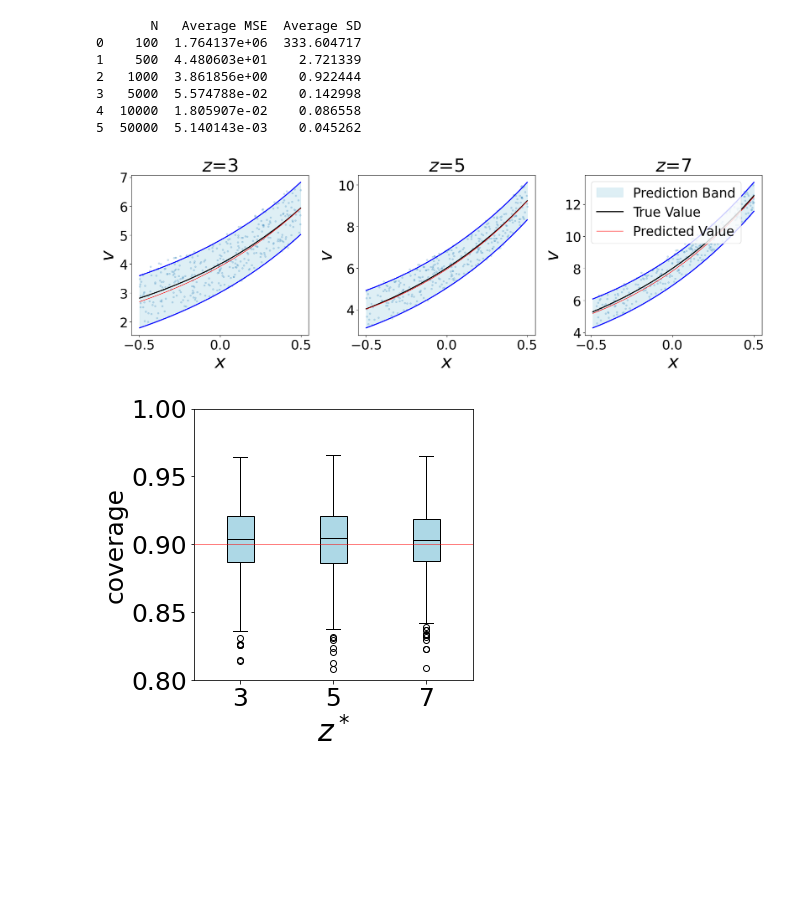
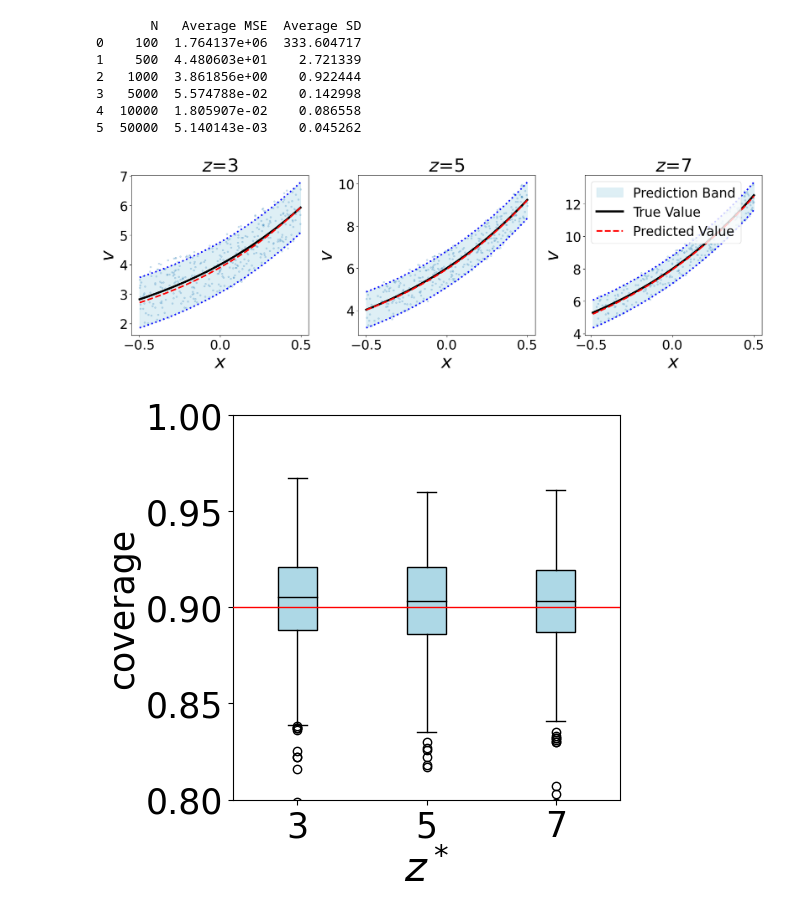
Before and after one commit to JialeHan22/Conformal-Online-Auction-Design, a Jupyter notebook: Simulation Studies/simulation_low.ipynb, the cells around one changed output. Cells and saved outputs as stored; diff of their text form; code cells hidden in the pictures; blank space fills up the shorter version.

```diff
--- a/Simulation Studies/simulation_low.ipynb
+++ b/Simulation Studies/simulation_low.ipynb
@@ -166,8 +166,8 @@ def generate_and_plot(z_0, ax, add_legend=False):
     half_N = int(N/2)
     D_cali = pd.DataFrame({'x': x[:half_N], 'y': y[:half_N], 'z': z[:half_N]})
     D_train = pd.DataFrame({'x': x[half_N:], 'y': y[half_N:], 'z': z[half_N:]})
-    # fit a sixth order polynomial
-    poly = PolynomialFeatures(6)
+    # fit a eighth order polynomial
+    poly = PolynomialFeatures(8)
     X_poly = poly.fit_transform(D_train[['x', 'z']])
     reg = LinearRegression().fit(X_poly, D_train['y'])
     score_fn = lambda feature,  y : abs(y - reg.predict(poly.transform(pd.DataFrame({'x': feature[:,0], 'z': feature[:,1]}))))
@@ -202,10 +202,10 @@ def generate_and_plot(z_0, ax, add_legend=False):
 
     # Plotting using the filtered data
     ax.plot(data_filtered['x'], data_filtered['y'], '.', alpha=0.2)
-    sns.lineplot(x='x', y='true', data=data_filtered, color='k', lw=2, ax=ax)
-    sns.lineplot(x='x', y='predicted', data=data_filtered, color='red', lw=1, ax=ax)
-    sns.lineplot(x='x', y='lower_ci', data=data_filtered, color='blue', lw=2, ax=ax)
-    sns.lineplot(x='x', y='upper_ci', data=data_filtered, color='blue', lw=2, ax=ax)
+    sns.lineplot(x='x', y='true', data=data_filtered, color='k', lw=4, ax=ax)
+    sns.lineplot(x='x', y='predicted', data=data_filtered, color='red',linestyle='--', lw=3, ax=ax)
+    sns.lineplot(x='x', y='lower_ci', data=data_filtered, color='blue',linestyle=':', lw=3, ax=ax)
+    sns.lineplot(x='x', y='upper_ci', data=data_filtered, color='blue',linestyle=':', lw=3, ax=ax)
     ax.fill_between(data_filtered['x'], data_filtered['lower_ci'], data_filtered['upper_ci'], color='lightblue', alpha=0.4)
 
 
@@ -235,7 +235,7 @@ for i, z_0 in enumerate(Z_space):
 plt.tight_layout()
 plt.show()
 # %% [output]
-[figure, old version]
+[figure, new version]
 # %%
 
 def conformal_predict_z_0(alpha=0.1, m=2500, z_0=3):
@@ -251,8 +251,8 @@ def conformal_predict_z_0(alpha=0.1, m=2500, z_0=3):
         half_N = int(N/2)
         D_cali = pd.DataFrame({'x': x[:half_N], 'y': y[:half_N], 'z': z[:half_N]})
         D_train = pd.DataFrame({'x': x[half_N:], 'y': y[half_N:], 'z': z[half_N:]})
-        # fit a sixth order polynomial
-        poly = PolynomialFeatures(6)
+        # fit a eighth order polynomial
+        poly = PolynomialFeatures(8)
         X_poly = poly.fit_transform(D_train[['x', 'z']])
         reg = LinearRegression().fit(X_poly, D_train['y'])
         score_fn = lambda feature,  y : abs(y - reg.predict(poly.transform(pd.DataFrame({'x': feature[:,0], 'z': feature[:,1]}))))
@@ -282,20 +282,20 @@ IR_5, d_5 = conformal_predict_z_0(alpha=0.1, m=1000, z_0=5)
 # %%
 fig = plt.figure(figsize=(5, 5))
 
 IR = [IR_3, IR_5, IR_7]
 
 plt.boxplot(IR, patch_artist=True, medianprops=dict(color="black"), boxprops=dict(facecolor='lightblue'))
 
-plt.axhline(y=1-alpha, color='red', linestyle='-', label='', linewidth=0.5,zorder=3)
+plt.axhline(y=1-alpha, color='red', linestyle='-', label='', linewidth=1,zorder=3)
 plt.ylim(0.8, 1)
 plt.xlabel('$z^*$', fontsize=30)
 plt.ylabel('coverage', fontsize=25)
 plt.locator_params(axis='y', nbins=5)
 plt.yticks( fontsize=25)
 plt.xticks([1, 2, 3], [3, 5, 7], fontsize=25)
 plt.show()
 # %% [output]
-[figure, old version]
+[figure, new version]
 # %%
 def conformal_predict(m=1000, z_0=3, N = 1000):
     # Data generation
```
Also changed, not shown: parts of 4 cells of this notebook.
